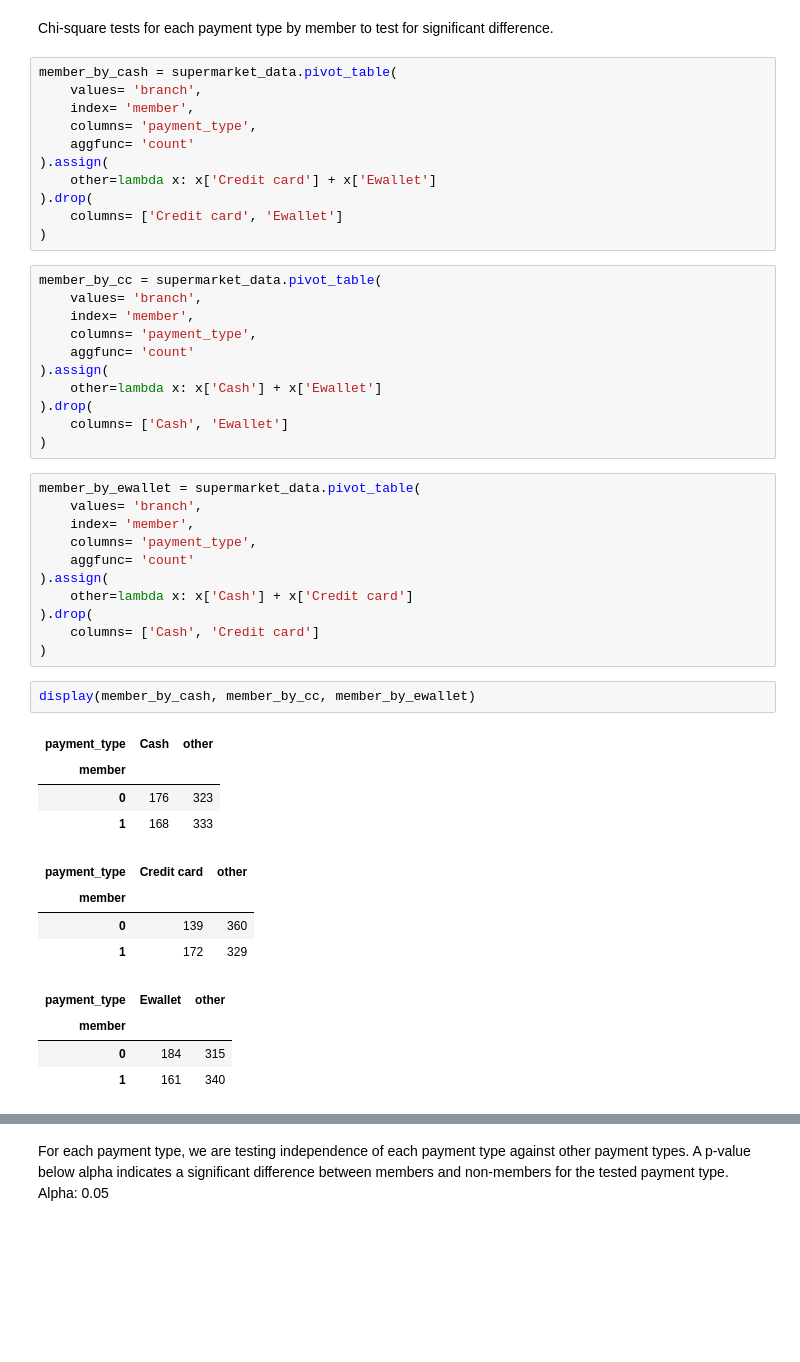
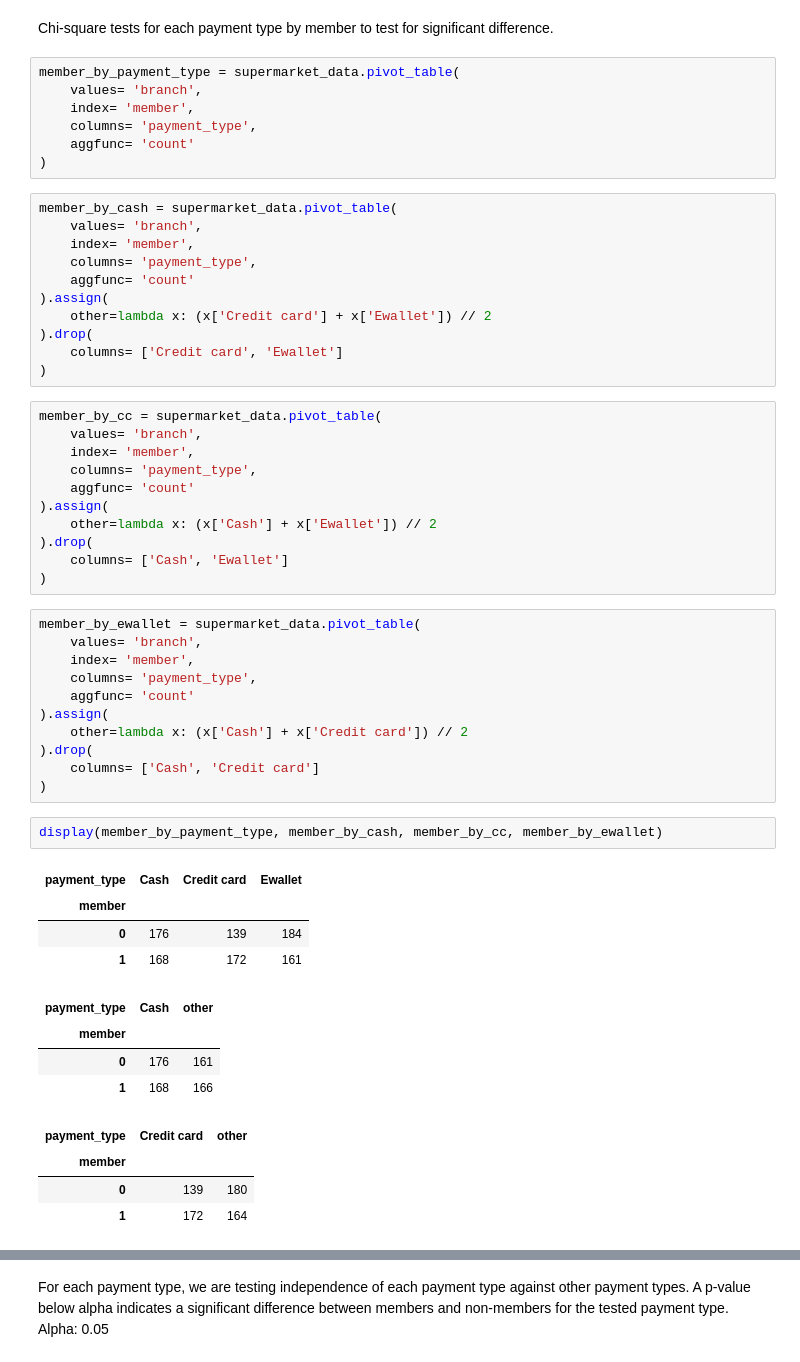
Before and after one commit to zdravoj/data-science-foundations, a Jupyter notebook: Supermarket_Sales/Supermarket_sales_analysis.ipynb, the cells around one changed output, grey strips where cells are left out. Drawn from its saved outputs; the diff is of its cells as text; blank space fills up the shorter version.

```diff
--- a/Supermarket_Sales/Supermarket_sales_analysis.ipynb
+++ b/Supermarket_Sales/Supermarket_sales_analysis.ipynb
@@ -791,6 +791,13 @@ The p-value is: 0.10063092351245342
 We cannot reject the null hypothesis.
 # %% [markdown]
 Chi-square tests for each payment type by member to test for significant difference.
+# %%
+member_by_payment_type = supermarket_data.pivot_table(
+    values= 'branch',
+    index= 'member',
+    columns= 'payment_type',
+    aggfunc= 'count'
+)
 # %%
 member_by_cash = supermarket_data.pivot_table(
     values= 'branch',
@@ -798,7 +805,7 @@ member_by_cash = supermarket_data.pivot_table(
     columns= 'payment_type',
     aggfunc= 'count'
 ).assign(
-    other=lambda x: x['Credit card'] + x['Ewallet']
+    other=lambda x: (x['Credit card'] + x['Ewallet']) // 2
 ).drop(
     columns= ['Credit card', 'Ewallet']
 )
@@ -809,7 +816,7 @@ member_by_cc = supermarket_data.pivot_table(
     columns= 'payment_type',
     aggfunc= 'count'
 ).assign(
-    other=lambda x: x['Cash'] + x['Ewallet']
+    other=lambda x: (x['Cash'] + x['Ewallet']) // 2
 ).drop(
     columns= ['Cash', 'Ewallet']
 )
@@ -820,22 +827,22 @@ member_by_ewallet = supermarket_data.pivot_table(
     columns= 'payment_type',
     aggfunc= 'count'
 ).assign(
-    other=lambda x: x['Cash'] + x['Credit card']
+    other=lambda x: (x['Cash'] + x['Credit card']) // 2
 ).drop(
     columns= ['Cash', 'Credit card']
 )
 # %%
-display(member_by_cash, member_by_cc, member_by_ewallet)
+display(member_by_payment_type, member_by_cash, member_by_cc, member_by_ewallet)
 # %% [output]
-| payment_type | Cash | other |
-| member |  |  |
-| 0 | 176 | 323 |
-| 1 | 168 | 333 |
+| payment_type | Cash | Credit card | Ewallet |
+| member |  |  |  |
+| 0 | 176 | 139 | 184 |
+| 1 | 168 | 172 | 161 |
-| payment_type | Credit card | other |
+| payment_type | Cash | other |
 | member |  |  |
-| 0 | 139 | 360 |
-| 1 | 172 | 329 |
+| 0 | 176 | 161 |
+| 1 | 168 | 166 |
-| payment_type | Ewallet | other |
+| payment_type | Credit card | other |
 | member |  |  |
-| 0 | 184 | 315 |
-| 1 | 161 | 340 |
+| 0 | 139 | 180 |
+| 1 | 172 | 164 |
```
Also changed, not shown: parts of 7 cells of this notebook, 1 other file.
